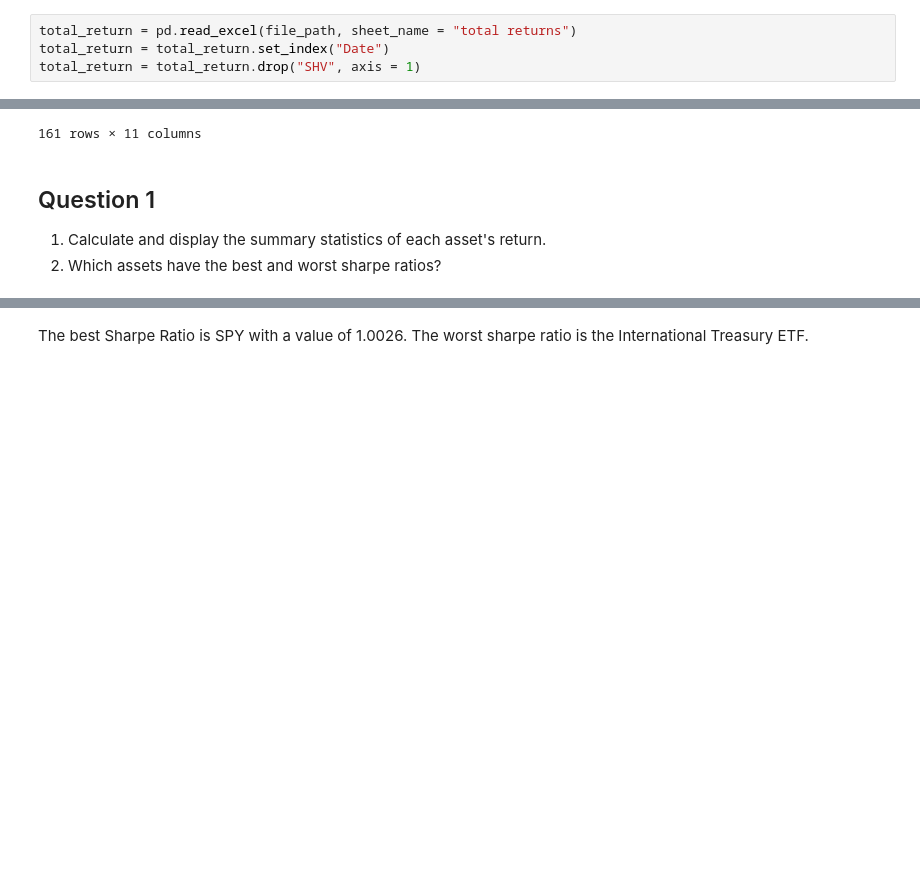
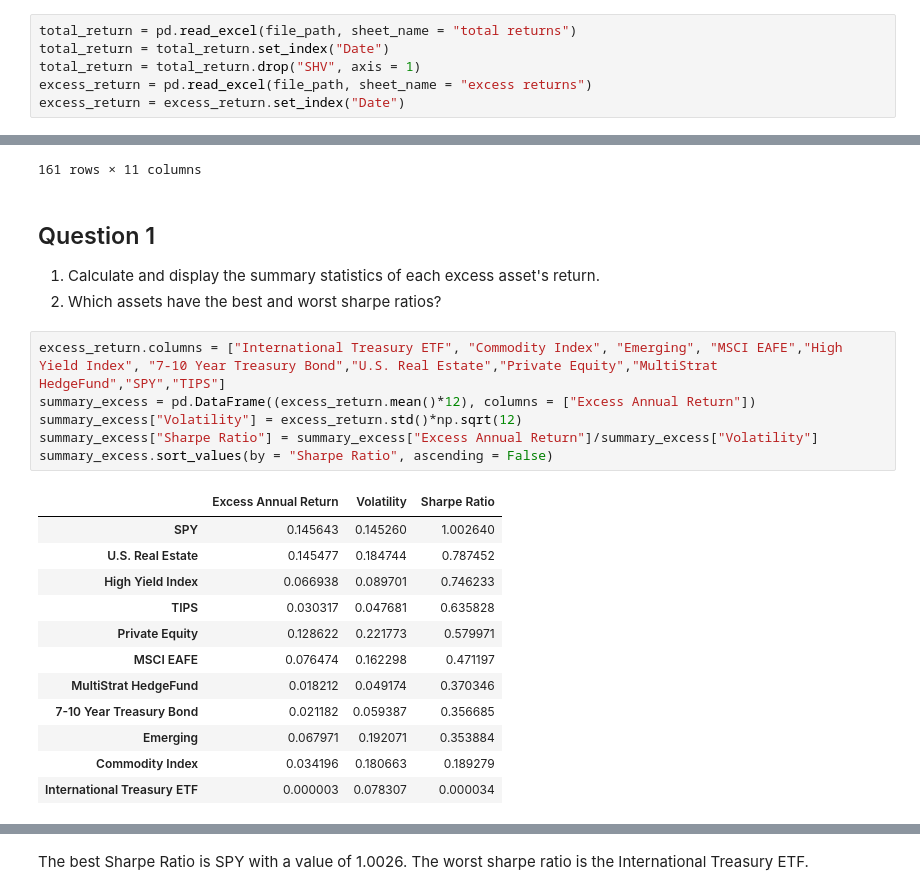
Before and after one commit to dcstein22/portfolio_theory, a Jupyter notebook: Homework_1.ipynb, the cells around one changed output, grey strips where cells are left out. Cells and saved outputs as stored; diff of their text form; blank space fills up the shorter version.

```diff
--- a/Homework_1.ipynb
+++ b/Homework_1.ipynb
@@ -37,6 +37,8 @@ description
 total_return = pd.read_excel(file_path, sheet_name = "total returns")
 total_return = total_return.set_index("Date")
 total_return = total_return.drop("SHV", axis = 1)
+excess_return = pd.read_excel(file_path, sheet_name = "excess returns")
+excess_return = excess_return.set_index("Date")
 # %%
 total_return.columns = ["International Treasury ETF", "Commodity Index", "Emerging", "MSCI EAFE","High Yield Index", "7-10 Year Treasury Bond","U.S. Real Estate","Private Equity","MultiStrat HedgeFund","SPY","TIPS"]
 total_return
@@ -58,7 +60,26 @@ total_return
 # %% [markdown]
 ## Question 1
 
-1. Calculate and display the summary statistics of each asset's return.
+1. Calculate and display the summary statistics of each excess asset's return.
 2. Which assets have the best and worst sharpe ratios?
+# %%
+excess_return.columns = ["International Treasury ETF", "Commodity Index", "Emerging", "MSCI EAFE","High Yield Index", "7-10 Year Treasury Bond","U.S. Real Estate","Private Equity","MultiStrat HedgeFund","SPY","TIPS"]
+summary_excess = pd.DataFrame((excess_return.mean()*12), columns = ["Excess Annual Return"])
+summary_excess["Volatility"] = excess_return.std()*np.sqrt(12)
+summary_excess["Sharpe Ratio"] = summary_excess["Excess Annual Return"]/summary_excess["Volatility"]
+summary_excess.sort_values(by = "Sharpe Ratio", ascending = False)
+# %% [output]
+|  | Excess Annual Return | Volatility | Sharpe Ratio |
+| SPY | 0.145643 | 0.145260 | 1.002640 |
+| U.S. Real Estate | 0.145477 | 0.184744 | 0.787452 |
+| High Yield Index | 0.066938 | 0.089701 | 0.746233 |
+| TIPS | 0.030317 | 0.047681 | 0.635828 |
+| Private Equity | 0.128622 | 0.221773 | 0.579971 |
+| MSCI EAFE | 0.076474 | 0.162298 | 0.471197 |
+| MultiStrat HedgeFund | 0.018212 | 0.049174 | 0.370346 |
+| 7-10 Year Treasury Bond | 0.021182 | 0.059387 | 0.356685 |
+| Emerging | 0.067971 | 0.192071 | 0.353884 |
+| Commodity Index | 0.034196 | 0.180663 | 0.189279 |
+| International Treasury ETF | 0.000003 | 0.078307 | 0.000034 |
 # %%
 # Scaling excess monthly return to yearly return
```
Also changed, not shown: parts of 1 cell of this notebook.
